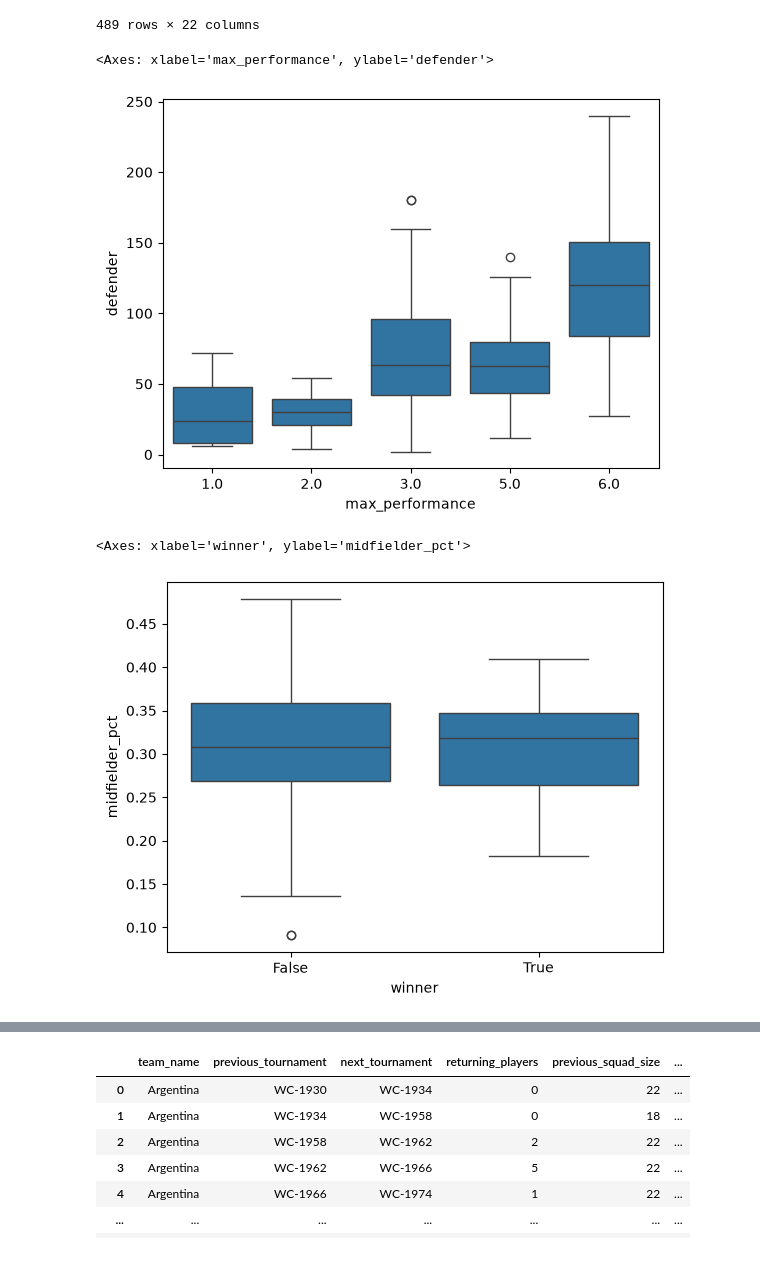
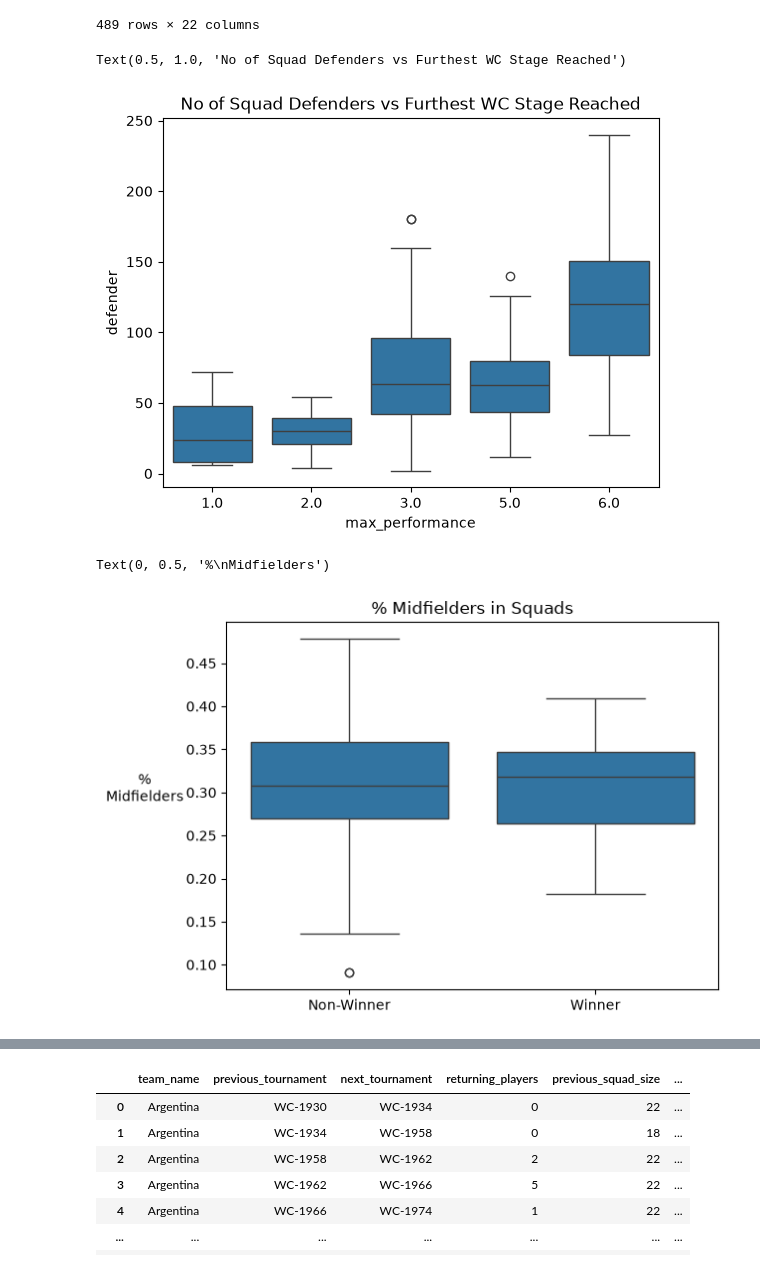
Before and after one commit to bev-amin/fifa-data-science, a Jupyter notebook: notebooks/01-exploration.ipynb, the cells around one changed output, grey strips where cells are left out. Saved outputs shown, nothing was run; the diff lists cells and outputs as text; code cells hidden in the pictures.

```diff
--- a/notebooks/01-exploration.ipynb
+++ b/notebooks/01-exploration.ipynb
@@ -2192,17 +2187,22 @@ squad_exp_perform
 # %%
 ''' Position mix vs tournament progression
 = no differences for other position %s other than defender below'''
 
 sns.boxplot(data=squad_exp_perform, x='max_performance', y='defender')
+plt.title('No of Squad Defenders vs Furthest WC Stage Reached')
 # %% [output]
-<Axes: xlabel='max_performance', ylabel='defender'>
+Text(0.5, 1.0, 'No of Squad Defenders vs Furthest WC Stage Reached')
-[figure, old version]
+[figure, new version]
 # %%
 ''' Position makeup of winners vs non-winners '''
 
 sns.boxplot(data=squad_exp_perform, x='winner', y='midfielder_pct')
+plt.title('% Midfielders in Squads')
+plt.xticks([0,1], ['Non-Winner', 'Winner'])
+plt.xlabel(None)
+plt.ylabel("%\nMidfielders", rotation=0, labelpad=30)
 # %% [output]
-<Axes: xlabel='winner', ylabel='midfielder_pct'>
+Text(0, 0.5, '%\nMidfielders')
-[figure, old version]
+[figure, new version]
 # %%
 sns.boxplot(data=squad_exp_perform, x='winner', y='forward_pct')
```
Also changed, not shown: parts of 39 cells of this notebook.
